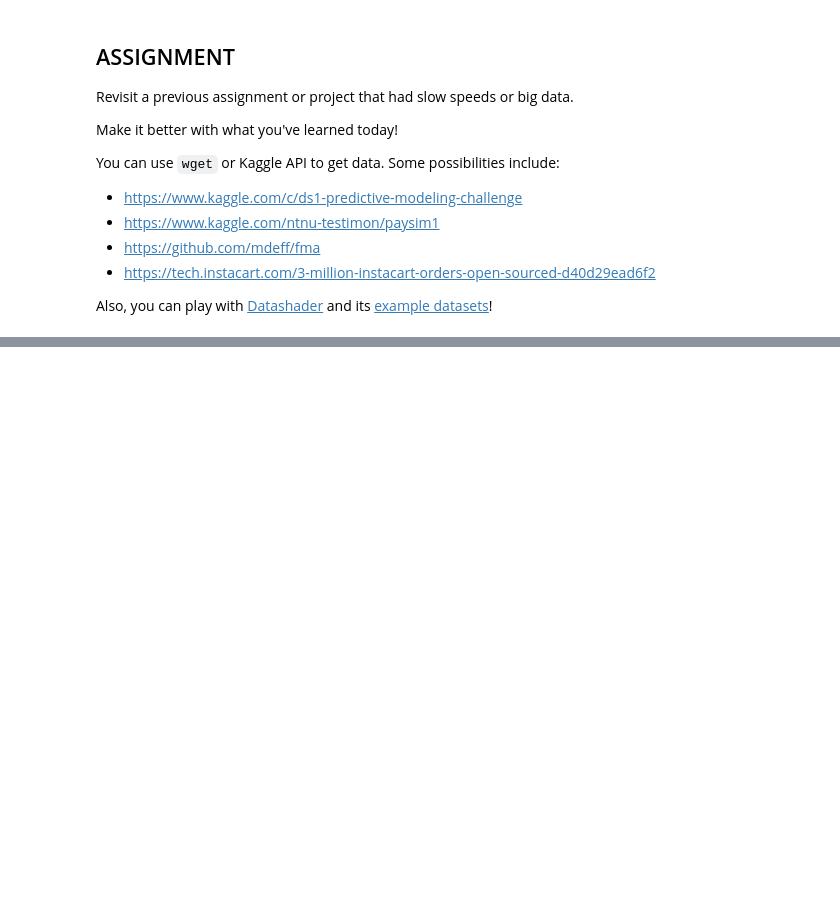
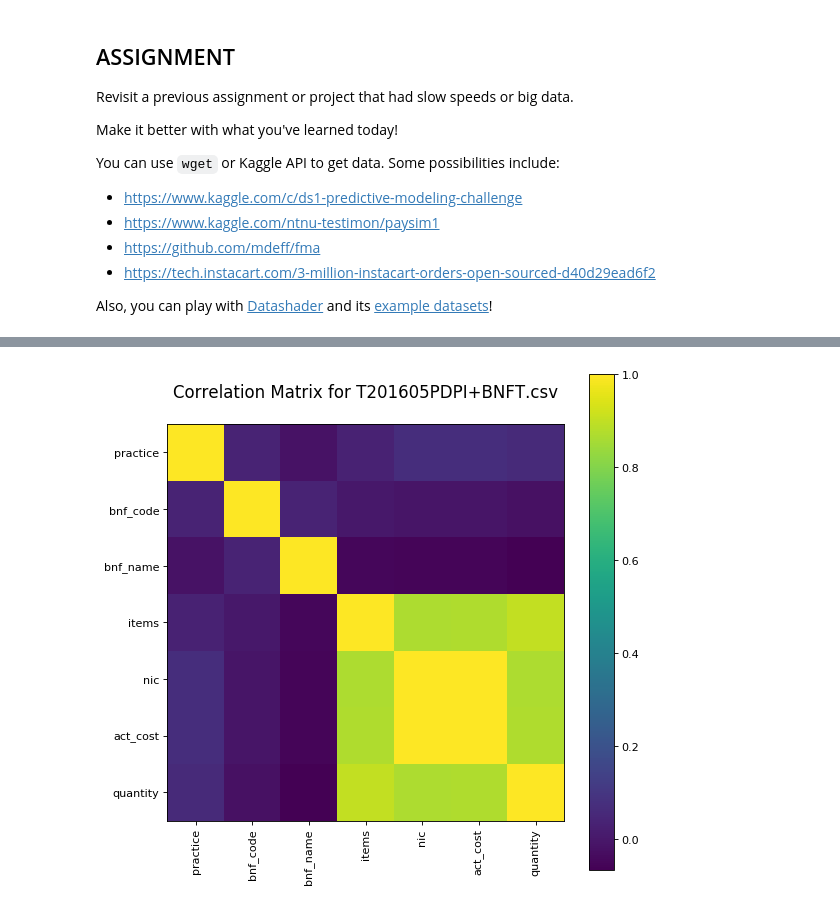
Before and after one commit to bloominstituteoftechnology/DS-Unit-3-Sprint-3-Big-Data, a Jupyter notebook: module1-aws-sagemaker/LS_DS_331_AWS_SageMaker.ipynb, the cells around one changed output, grey strips where cells are left out. Saved outputs shown, nothing was run; the diff lists cells and outputs as text; code cells hidden in the pictures; blank space fills up the shorter version.

```diff
--- a/module1-aws-sagemaker/LS_DS_331_AWS_SageMaker.ipynb
+++ b/module1-aws-sagemaker/LS_DS_331_AWS_SageMaker.ipynb
@@ -386,0 +479,5 @@ Also, you can play with [Datashader](http://datashader.org/) and its [example da
+# %%
+df3.dataframeName = 'T201605PDPI+BNFT.csv'
+plotCorrelationMatrix(df3, 8)
+# %% [output]
+[figure, added]
```
Also changed, not shown: parts of 10 cells of this notebook.
